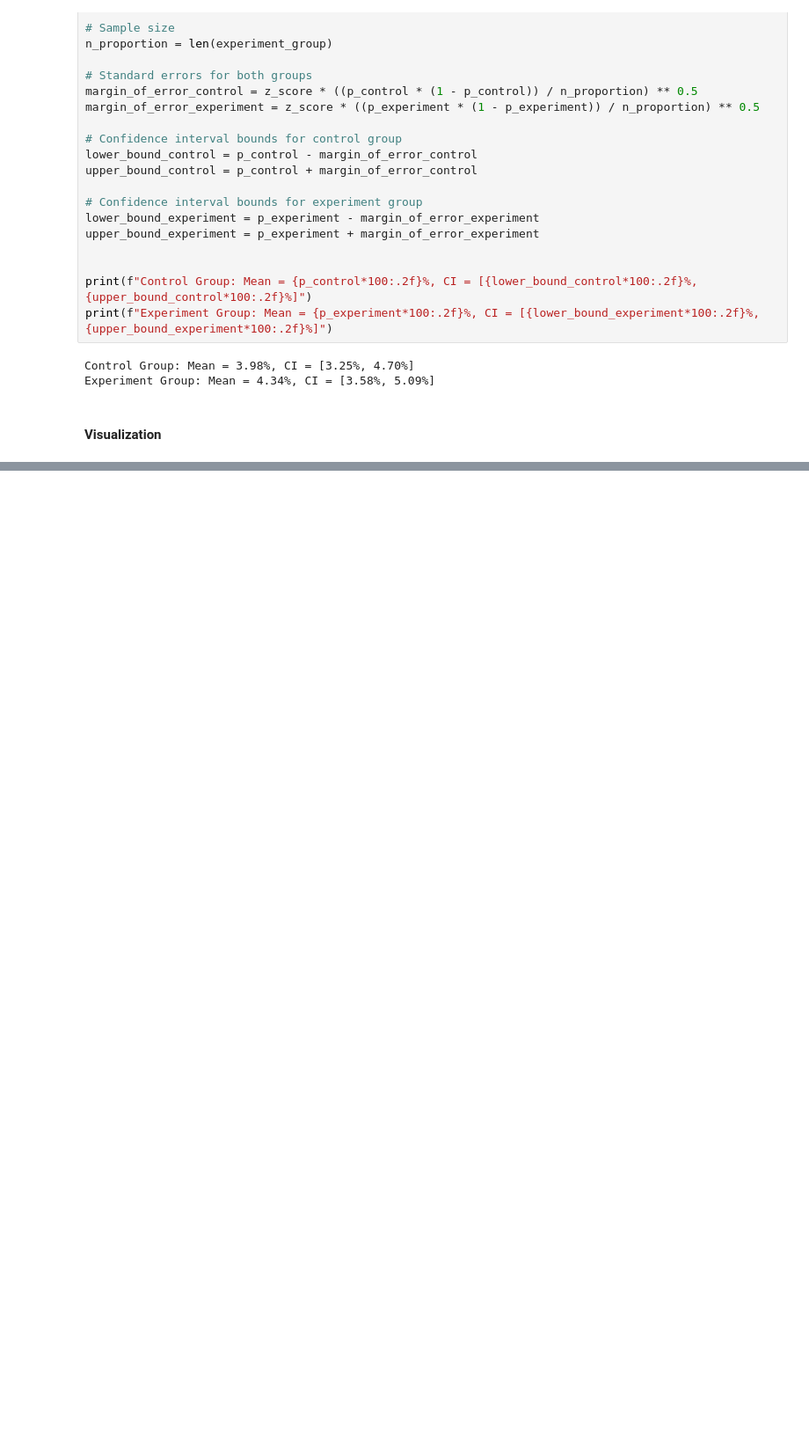
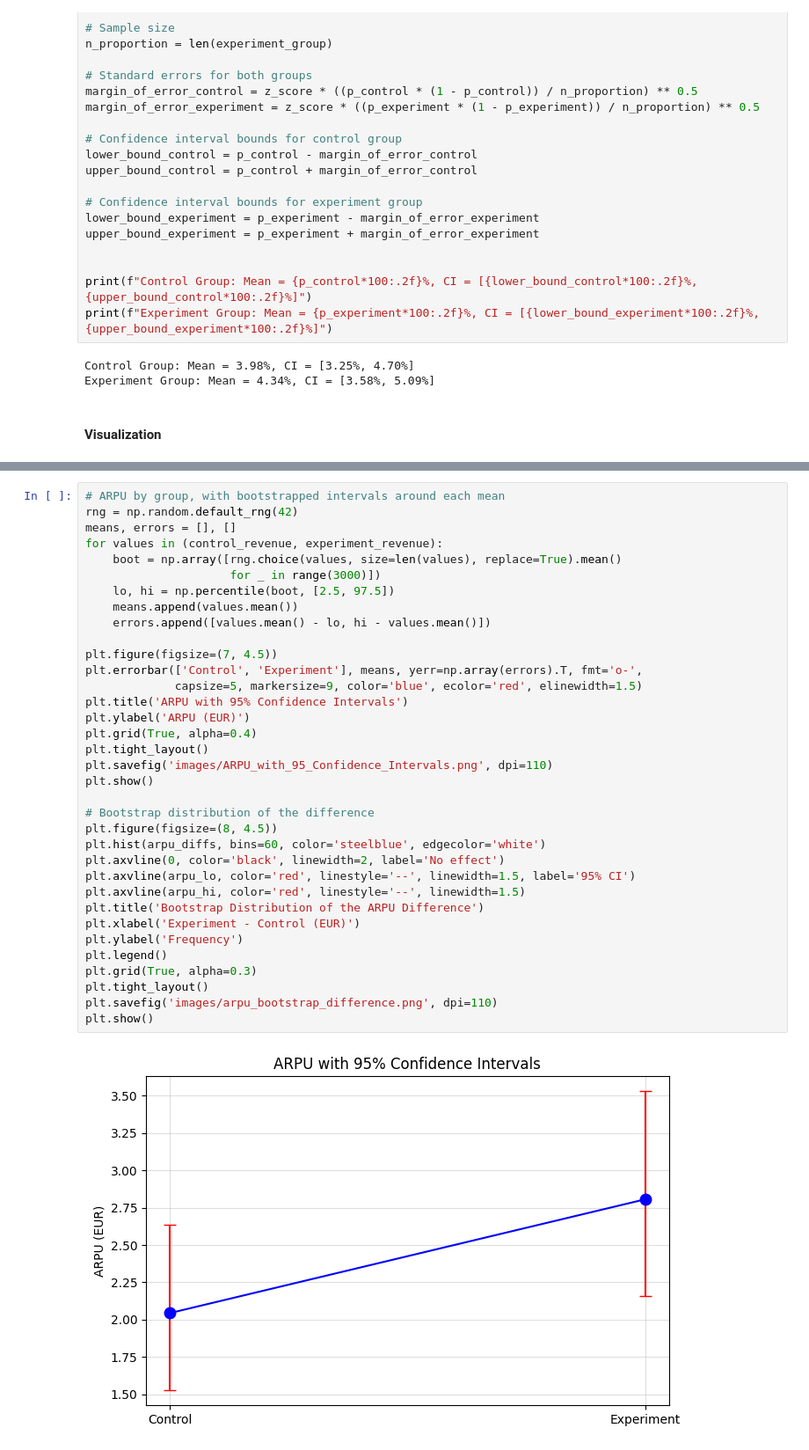
Before and after one commit to S0la1re/Product-Ranking-AB-Testing, a Jupyter notebook: main.ipynb, the cells around one changed output, grey strips where cells are left out. Shown at 88% size. Saved outputs shown, nothing was run; the diff lists cells and outputs as text; blank space fills up the shorter version.

```diff
--- a/main.ipynb
+++ b/main.ipynb
@@ -797,0 +889,37 @@ Since there are no trade-offs between the metrics, and both conversion rate and
+# %%
+# ARPU by group, with bootstrapped intervals around each mean
+rng = np.random.default_rng(42)
+means, errors = [], []
+for values in (control_revenue, experiment_revenue):
+    boot = np.array([rng.choice(values, size=len(values), replace=True).mean()
+                     for _ in range(3000)])
+    lo, hi = np.percentile(boot, [2.5, 97.5])
+    means.append(values.mean())
+    errors.append([values.mean() - lo, hi - values.mean()])
+
+plt.figure(figsize=(7, 4.5))
+plt.errorbar(['Control', 'Experiment'], means, yerr=np.array(errors).T, fmt='o-',
+             capsize=5, markersize=9, color='blue', ecolor='red', elinewidth=1.5)
+plt.title('ARPU with 95% Confidence Intervals')
+plt.ylabel('ARPU (EUR)')
+plt.grid(True, alpha=0.4)
+plt.tight_layout()
+plt.savefig('images/ARPU_with_95_Confidence_Intervals.png', dpi=110)
+plt.show()
+
+# Bootstrap distribution of the difference
+plt.figure(figsize=(8, 4.5))
+plt.hist(arpu_diffs, bins=60, color='steelblue', edgecolor='white')
+plt.axvline(0, color='black', linewidth=2, label='No effect')
+plt.axvline(arpu_lo, color='red', linestyle='--', linewidth=1.5, label='95% CI')
+plt.axvline(arpu_hi, color='red', linestyle='--', linewidth=1.5)
+plt.title('Bootstrap Distribution of the ARPU Difference')
+plt.xlabel('Experiment - Control (EUR)')
+plt.ylabel('Frequency')
+plt.legend()
+plt.grid(True, alpha=0.3)
+plt.tight_layout()
+plt.savefig('images/arpu_bootstrap_difference.png', dpi=110)
+plt.show()
+# %% [output]
+[figure, added]
```
Also changed, not shown: parts of 38 cells of this notebook, 7 other files.
